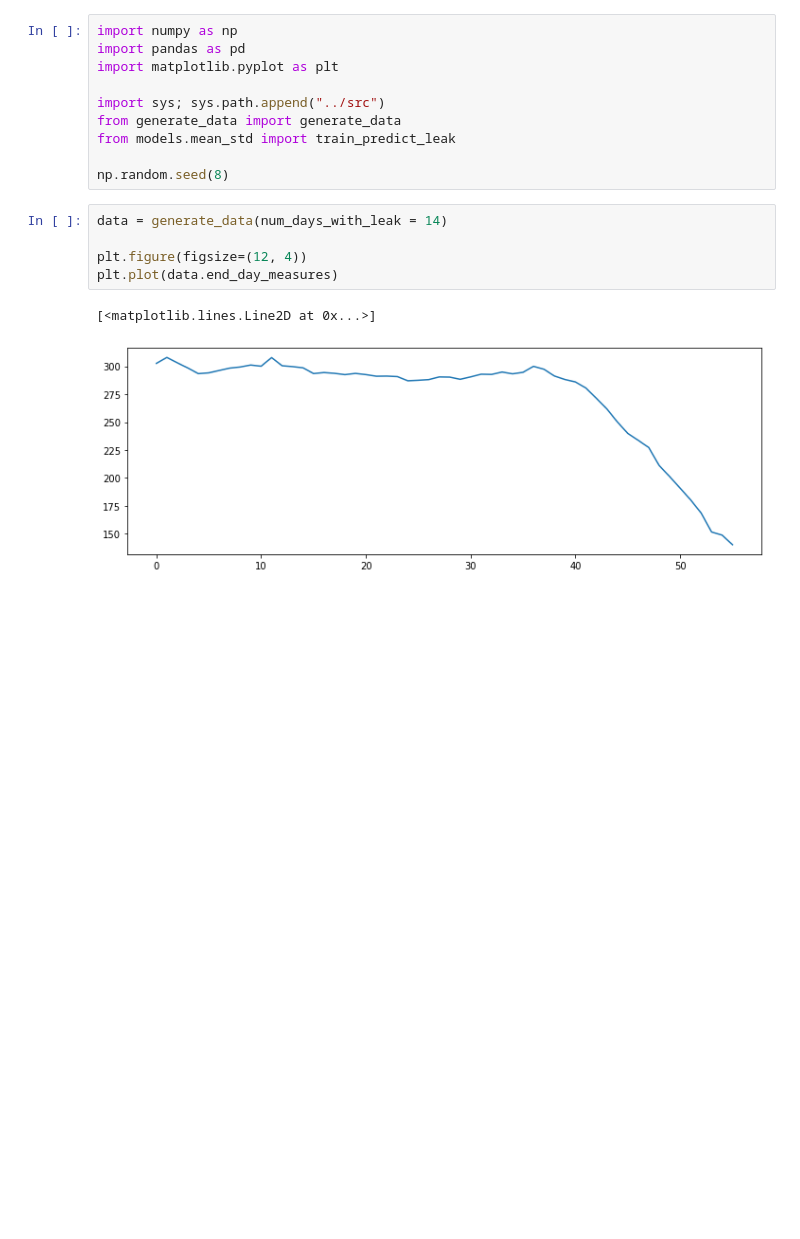
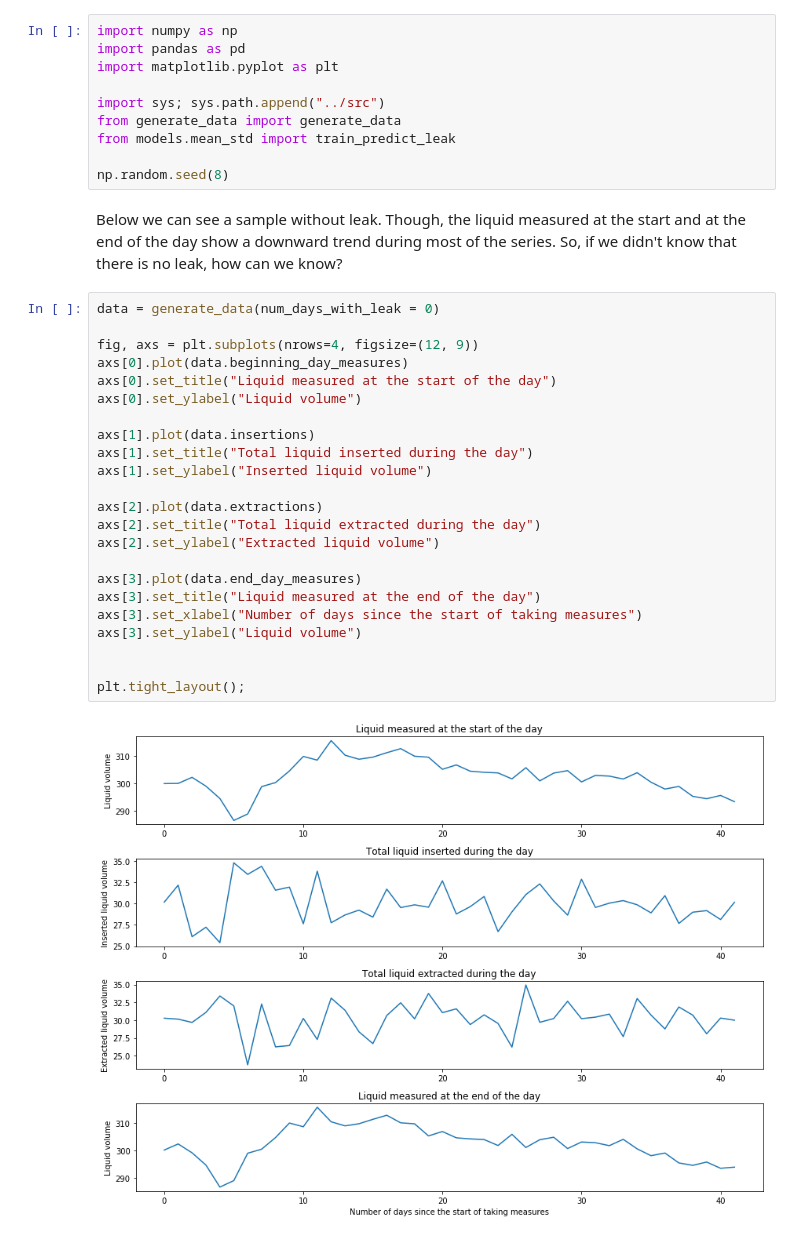
Before and after one commit to carlosdg/LeakDetection, a Jupyter notebook: notebooks/notebook.ipynb, the cells around one changed output. Drawn from its saved outputs; the diff is of its cells as text; blank space fills up the shorter version.

```diff
--- a/notebooks/notebook.ipynb
+++ b/notebooks/notebook.ipynb
@@ -10,11 +26,30 @@ from generate_data import generate_data
 from models.mean_std import train_predict_leak
 
 np.random.seed(8)
-# %%
-data = generate_data(num_days_with_leak = 14)
-
-plt.figure(figsize=(12, 4))
-plt.plot(data.end_day_measures)
-# %% [output]
-[<matplotlib.lines.Line2D at 0x...>]
-[figure, removed]
+# %% [markdown]
+Below we can see a sample without leak. Though, the liquid measured at the start and at the end of the day show a downward trend during most of the series. So, if we didn't know that there is no leak, how can we know?
+# %%
+data = generate_data(num_days_with_leak = 0)
+
+fig, axs = plt.subplots(nrows=4, figsize=(12, 9))
+axs[0].plot(data.beginning_day_measures)
+axs[0].set_title("Liquid measured at the start of the day")
+axs[0].set_ylabel("Liquid volume")
+
+axs[1].plot(data.insertions)
+axs[1].set_title("Total liquid inserted during the day")
+axs[1].set_ylabel("Inserted liquid volume")
+
+axs[2].plot(data.extractions)
+axs[2].set_title("Total liquid extracted during the day")
+axs[2].set_ylabel("Extracted liquid volume")
+
+axs[3].plot(data.end_day_measures)
+axs[3].set_title("Liquid measured at the end of the day")
+axs[3].set_xlabel("Number of days since the start of taking measures")
+axs[3].set_ylabel("Liquid volume")
+
+
+plt.tight_layout();
+# %% [output]
+[figure, added]
```
Also changed, not shown: parts of 12 cells of this notebook, 2 other files.
